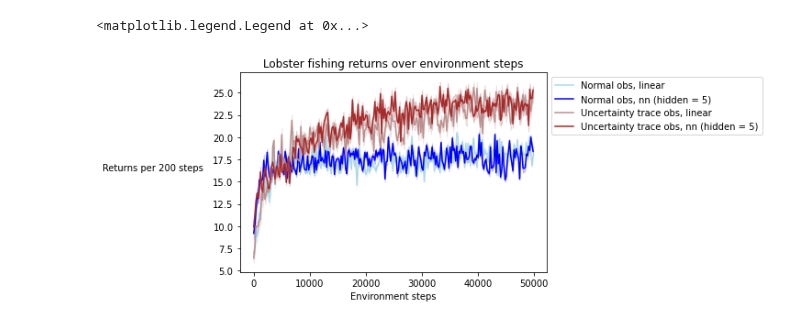
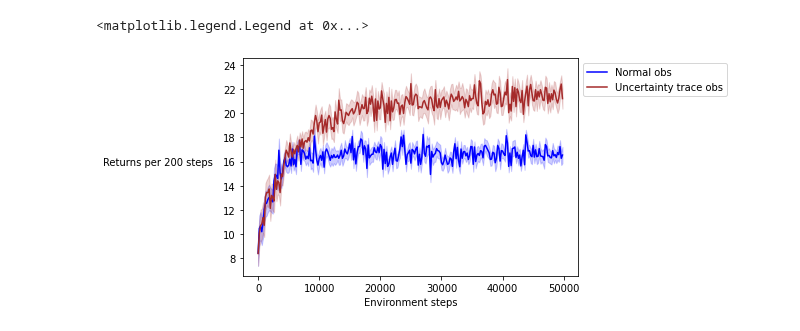
Before and after one commit to taodav/aux-inputs, a Jupyter notebook: analysis/plot_results_2.ipynb, the cells around one changed output. Saved outputs shown, nothing was run; the diff lists cells and outputs as text; code cells hidden in the pictures.

```diff
--- a/analysis/plot_results_2.ipynb
+++ b/analysis/plot_results_2.ipynb
@@ -10,16 +10,16 @@ from unc.utils import load_info
 # %%
 all_paths = {
     '2_linear': Path(ROOT_DIR, 'results', '2_linear'),
-    '2_nn':  Path(ROOT_DIR, 'results', '2_nn'),
+#     '2_nn':  Path(ROOT_DIR, 'results', '2_nn'),
     '2o_linear': Path(ROOT_DIR, 'results', '2o_linear'),
-    '2o_nn': Path(ROOT_DIR, 'results', '2o_nn')
+#     '2o_nn': Path(ROOT_DIR, 'results', '2o_nn')
 }
 
 plot_info = {
-    '2_linear': {'color': 'lightblue', 'label': 'Normal obs, linear'},
-    '2_nn': {'color': 'blue', 'label': 'Normal obs, nn (hidden = 5)'},
-    '2o_linear': {'color': 'rosybrown', 'label': 'Uncertainty trace obs, linear'},
-    '2o_nn': {'color': 'brown', 'label': 'Uncertainty trace obs, nn (hidden = 5)'}
+    '2_linear': {'color': 'blue', 'label': 'Normal obs'},
+    '2_nn': {'color': 'lightblue', 'label': 'Normal obs, nn (hidden = 5)'},
+    '2o_linear': {'color': 'brown', 'label': 'Uncertainty trace obs'},
+    '2o_nn': {'color': 'rosybrown', 'label': 'Uncertainty trace obs, nn (hidden = 5)'}
 }
 
 split_by = ['step_size']
@@ -68,25 +68,25 @@ for key, res in raw_data.items():
 # %%
 fig, ax = plt.figure(), plt.axes()
 steps_per_eps = 200
 
 
 for k, v in all_best.items():
     data = v[-1]
     key = plot_info[k]['label']
     color = plot_info[k]['color']
     x = np.arange(data.shape[1]) * steps_per_eps
 
     means = data.mean(axis=0)
-    std_err = data.std(axis=0) / data.shape[0]
+    std_err = data.std(axis=0) / np.sqrt(data.shape[0])
 
     ax.plot(x, means, label=key, color=color)
     plt.fill_between(x, means - std_err, means + std_err,
                          color=color, alpha=0.2)
 
 ax.set_xlabel('Environment steps')
 ax.set_ylabel(f"Returns per {steps_per_eps} steps", rotation=0, labelpad=65)
-ax.set_title(f'Lobster fishing returns over environment steps')
+# ax.set_title(f'Lobster fishing returns over environment steps')
 plt.legend(bbox_to_anchor=(1.00, 1), loc='upper left')
 # %% [output]
 <matplotlib.legend.Legend at 0x...>
-[figure, old version]
+[figure, new version]
```
Also changed, not shown: parts of 3 cells of this notebook, 19 other files.
